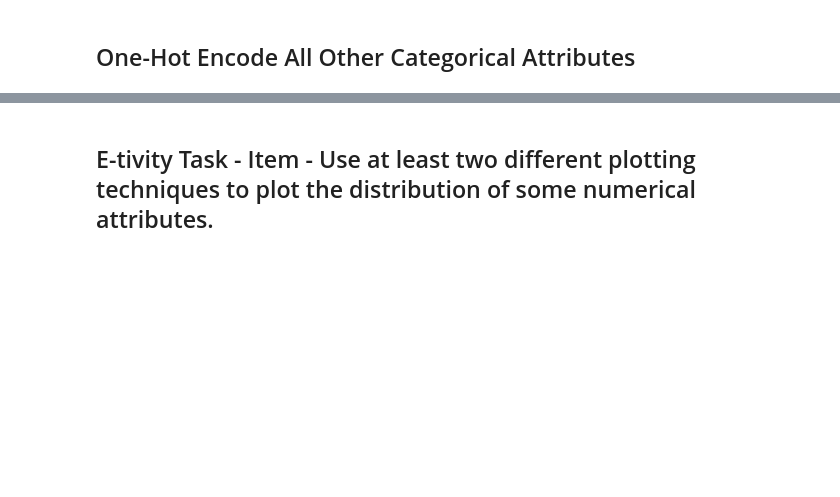
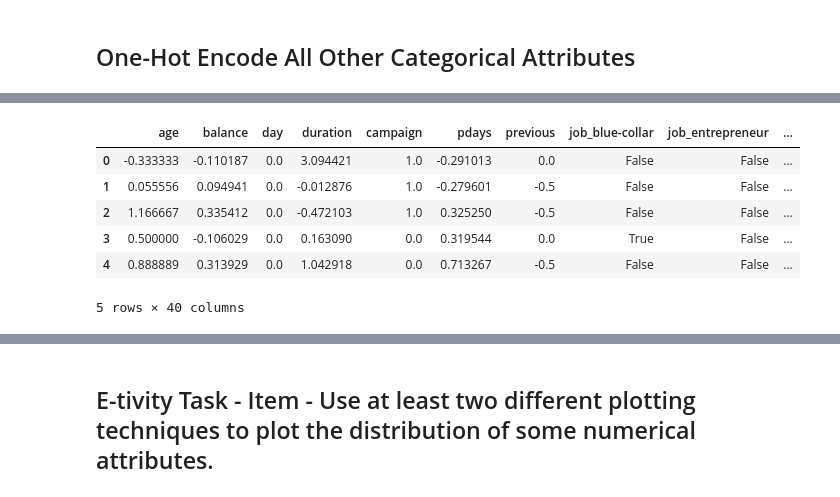
Before and after one commit to qaz73/ULAssignment-1, a Jupyter notebook: etivity1.ipynb, the cells around one changed output, grey strips where cells are left out. Saved outputs shown, nothing was run; the diff lists cells and outputs as text; code cells hidden in the pictures; blank space fills up the shorter version.

```diff
--- a/etivity1.ipynb
+++ b/etivity1.ipynb
@@ -1047,0 +1187,23 @@ df.head()
+# %%
+# The all have outliers / extreme values with the exception of day.
+# Use robustScalar on all but day.
+# Use minmax on day
+robust_scaler = RobustScaler()
+
+df[['age','balance','duration','campaign','pdays','previous']] = robust_scaler.fit_transform(df[[
+    'age','balance','duration','campaign','pdays','previous']])
+
+minMax_scalar = MinMaxScaler()
+
+df[['day']] = minMax_scalar.fit_transform(df[[
+    'day']])
+
+df.head()
+# %% [output]
+|  | age | balance | day | duration | campaign | pdays | previous | job_blue-collar | job_entrepreneur | ... |
+| 0 | -0.333333 | -0.110187 | 0.0 | 3.094421 | 1.0 | -0.291013 | 0.0 | False | False | ... |
+| 1 | 0.055556 | 0.094941 | 0.0 | -0.012876 | 1.0 | -0.279601 | -0.5 | False | False | ... |
+| 2 | 1.166667 | 0.335412 | 0.0 | -0.472103 | 1.0 | 0.325250 | -0.5 | False | False | ... |
+| 3 | 0.500000 | -0.106029 | 0.0 | 0.163090 | 0.0 | 0.319544 | 0.0 | True | False | ... |
+| 4 | 0.888889 | 0.313929 | 0.0 | 1.042918 | 0.0 | 0.713267 | -0.5 | False | False | ... |
+5 rows × 40 columns
```
Also changed, not shown: parts of 38 cells of this notebook.
